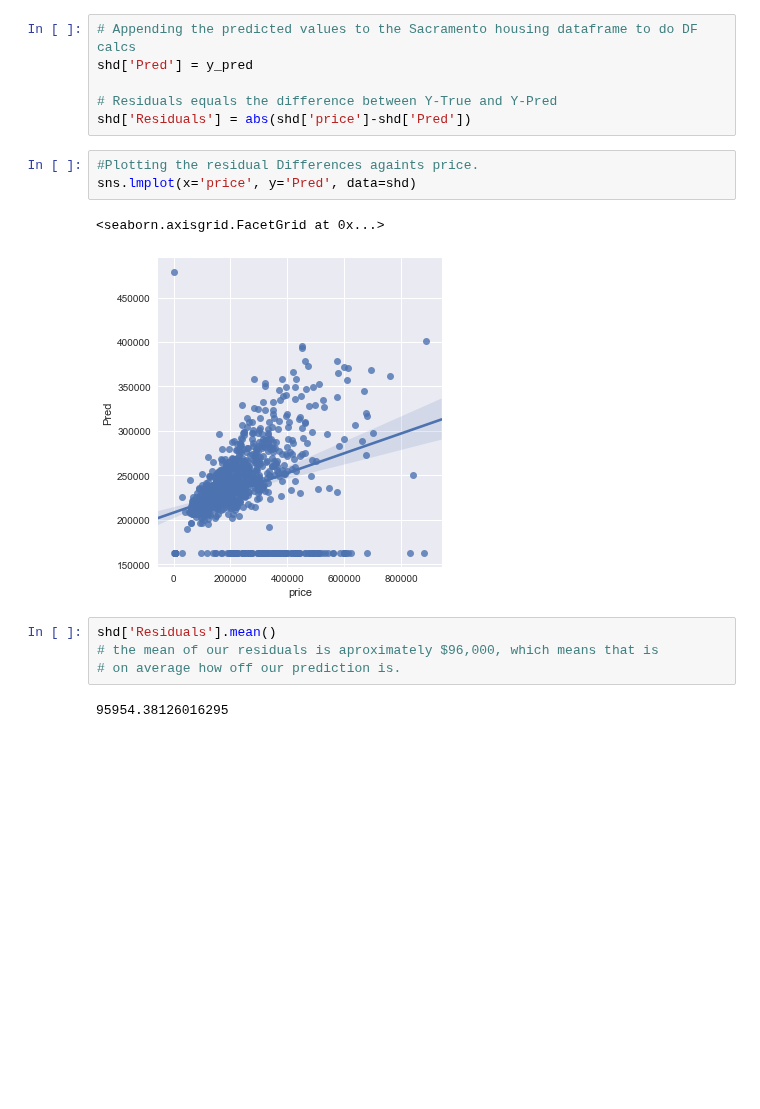
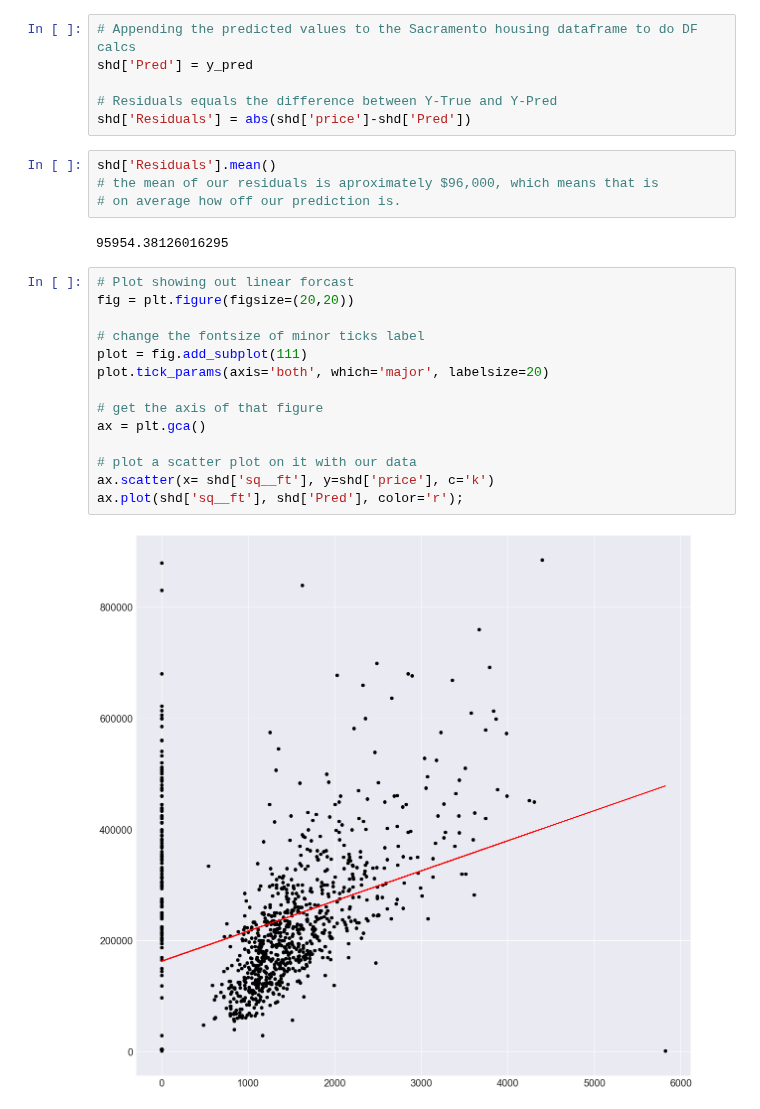
Before and after one commit to ga-curriculum/lab-linear-regression, a Jupyter notebook: solution-code/simple-linear-regression-sacramento-solutions.ipynb, the cells around one changed output. Saved outputs shown, nothing was run; the diff lists cells and outputs as text; blank space fills up the shorter version.

```diff
--- a/solution-code/simple-linear-regression-sacramento-solutions.ipynb
+++ b/solution-code/simple-linear-regression-sacramento-solutions.ipynb
@@ -262,15 +262,25 @@ shd['Pred'] = y_pred
 
 # Residuals equals the difference between Y-True and Y-Pred
 shd['Residuals'] = abs(shd['price']-shd['Pred'])
-# %%
-#Plotting the residual Differences againts price.
-sns.lmplot(x='price', y='Pred', data=shd)
-# %% [output]
-<seaborn.axisgrid.FacetGrid at 0x...>
-[figure, removed]
 # %%
 shd['Residuals'].mean()
 # the mean of our residuals is aproximately $96,000, which means that is
 # on average how off our prediction is.
 # %% [output]
 95954.38126016295
+# %%
+# Plot showing out linear forcast
+fig = plt.figure(figsize=(20,20))
+
+# change the fontsize of minor ticks label
+plot = fig.add_subplot(111)
+plot.tick_params(axis='both', which='major', labelsize=20)
+
+# get the axis of that figure
+ax = plt.gca()
+
+# plot a scatter plot on it with our data
+ax.scatter(x= shd['sq__ft'], y=shd['price'], c='k')
+ax.plot(shd['sq__ft'], shd['Pred'], color='r');
+# %% [output]
+[figure, added]
```
Also changed, not shown: parts of 3 cells of this notebook.
